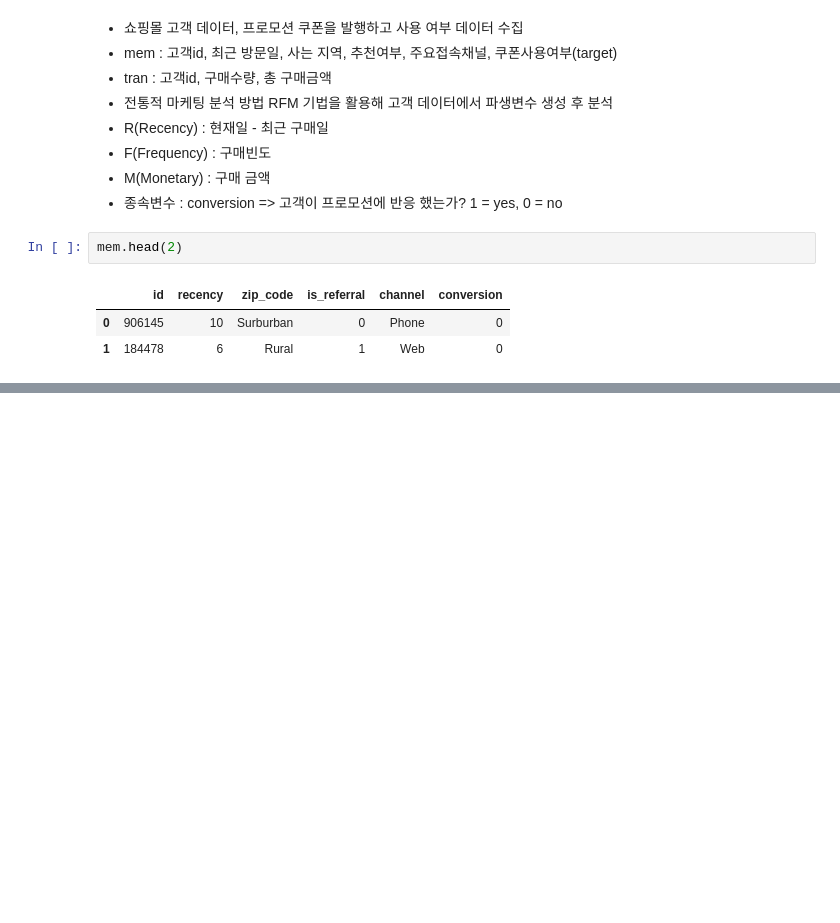
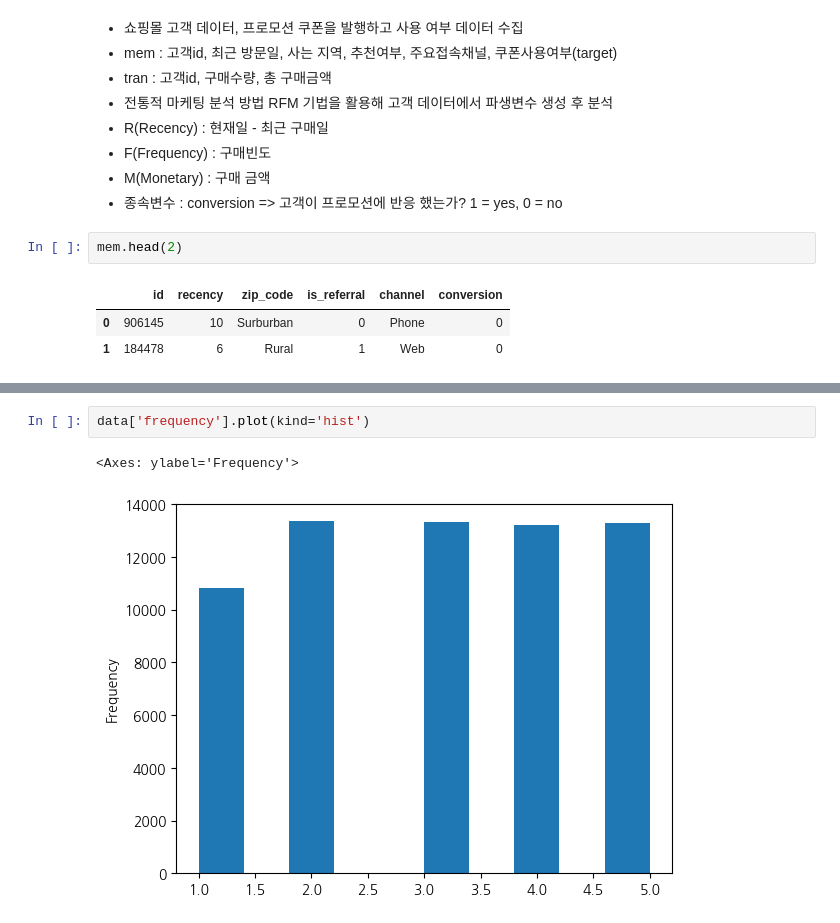
Before and after one commit to eunso03/fintech, a Jupyter notebook: 05machine_learning/12지도학습_분류분석_KNN_SVM_프로모션_효율예측분석.ipynb, the cells around one changed output, grey strips where cells are left out. Saved outputs shown, nothing was run; the diff lists cells and outputs as text; blank space fills up the shorter version.

```diff
--- a/05machine_learning/12지도학습_분류분석_KNN_SVM_프로모션_효율예측분석.ipynb
+++ b/05machine_learning/12지도학습_분류분석_KNN_SVM_프로모션_효율예측분석.ipynb
@@ -87,0 +347,5 @@ tran.describe()
+# %%
+data['frequency'].plot(kind='hist')
+# %% [output]
+<Axes: ylabel='Frequency'>
+[figure, added]
```
Also changed, not shown: parts of 96 cells of this notebook, 2 other files.
